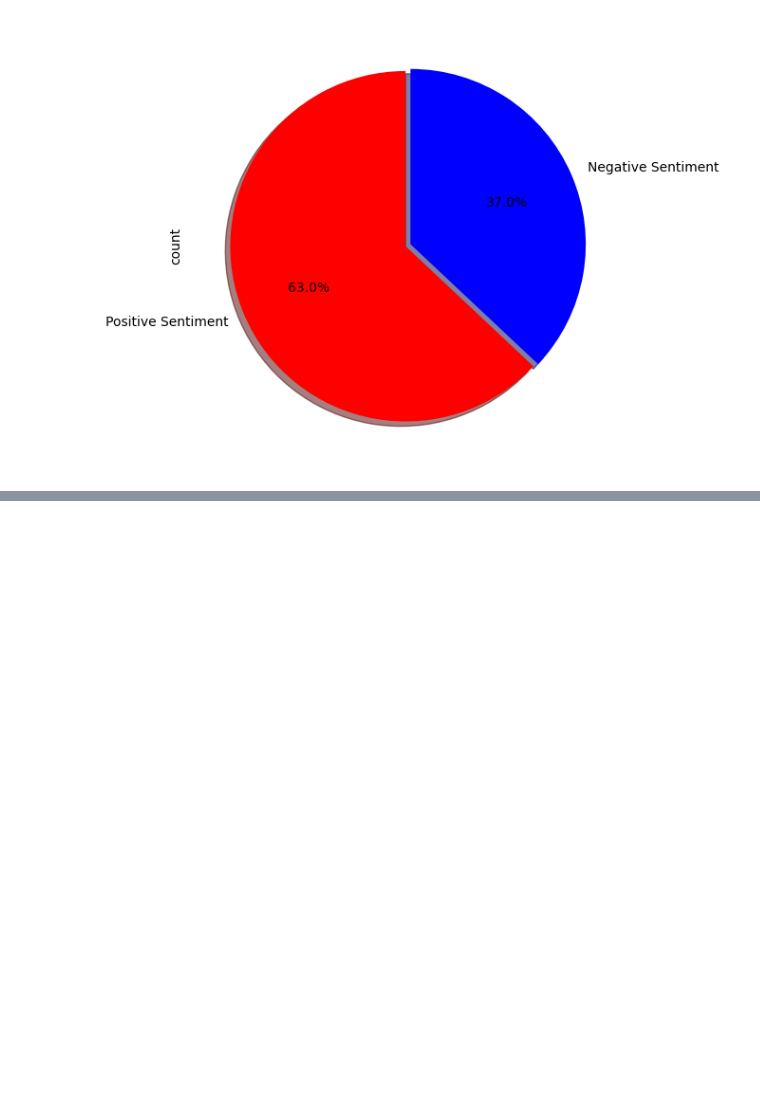
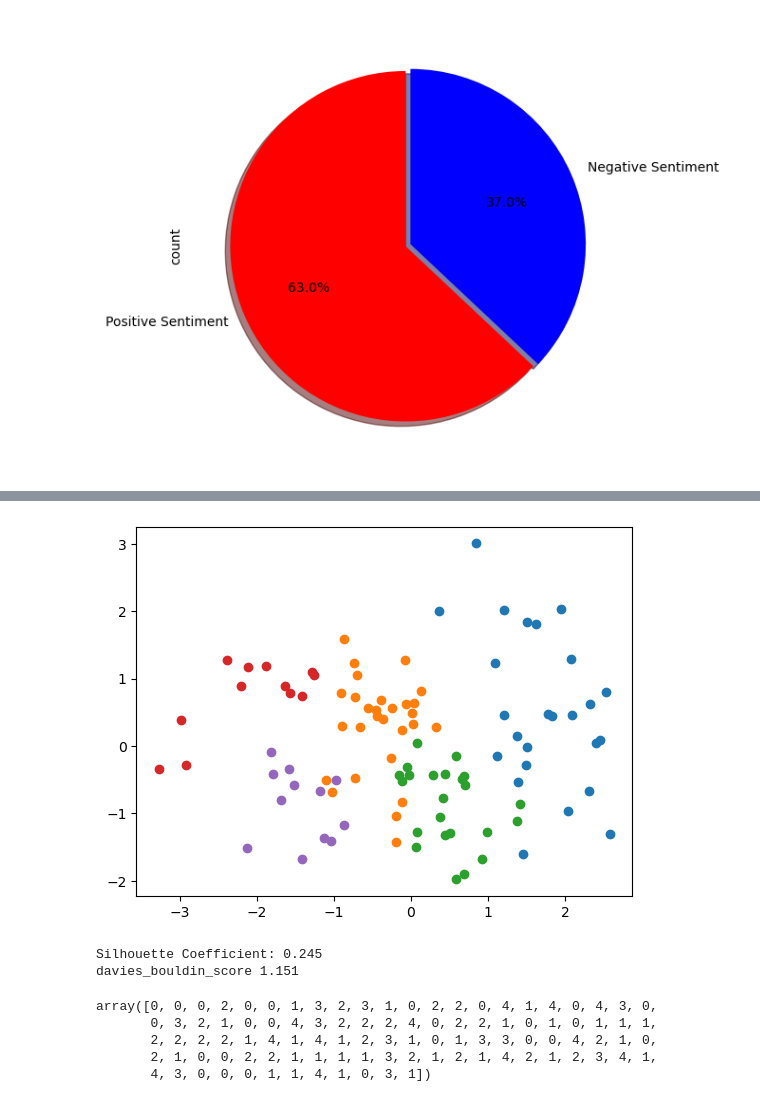
Before and after one commit to vip03pandey/ZomatoClustering, a Jupyter notebook: model.ipynb, the cells around one changed output, grey strips where cells are left out. Cells and saved outputs as stored; diff of their text form; code cells hidden in the pictures; blank space fills up the shorter version.

```diff
--- a/model.ipynb
+++ b/model.ipynb
@@ -1651,0 +1817,31 @@ plt.show()
+# %%
+from numpy import unique
+from numpy import where
+from sklearn.datasets import make_classification
+
+
+model = AgglomerativeClustering(n_clusters = 5)
+y_hc = model.fit_predict(df_pca)
+clusters = unique(y_hc)
+for cluster in clusters:
+	row_ix = where(y_hc == cluster)
+	plt.scatter(df_pca[row_ix, 0], df_pca[row_ix, 1])
+plt.show()
+
+print("Silhouette Coefficient: %0.3f"%silhouette_score(df_pca,y_hc, metric='euclidean'))
+
+from sklearn.metrics import davies_bouldin_score
+davies_bouldin_score(df_pca, y_hc)
+print("davies_bouldin_score %0.3f"%davies_bouldin_score(df_pca, y_hc))
+# %% [output]
+[figure, added]
+Silhouette Coefficient: 0.245
+davies_bouldin_score 1.151
+# %%
+y_hc
+# %% [output]
+array([0, 0, 0, 2, 0, 0, 1, 3, 2, 3, 1, 0, 2, 2, 0, 4, 1, 4, 0, 4, 3, 0,
+       0, 3, 2, 1, 0, 0, 4, 3, 2, 2, 2, 4, 0, 2, 2, 1, 0, 1, 0, 1, 1, 1,
+       2, 2, 2, 2, 1, 4, 1, 4, 1, 2, 3, 1, 0, 1, 3, 3, 0, 0, 4, 2, 1, 0,
+       2, 1, 0, 0, 2, 2, 1, 1, 1, 1, 3, 2, 1, 2, 1, 4, 2, 1, 2, 3, 4, 1,
+       4, 3, 0, 0, 0, 1, 1, 4, 1, 0, 3, 1])
```
Also changed, not shown: parts of 63 cells of this notebook, 1 other file.
